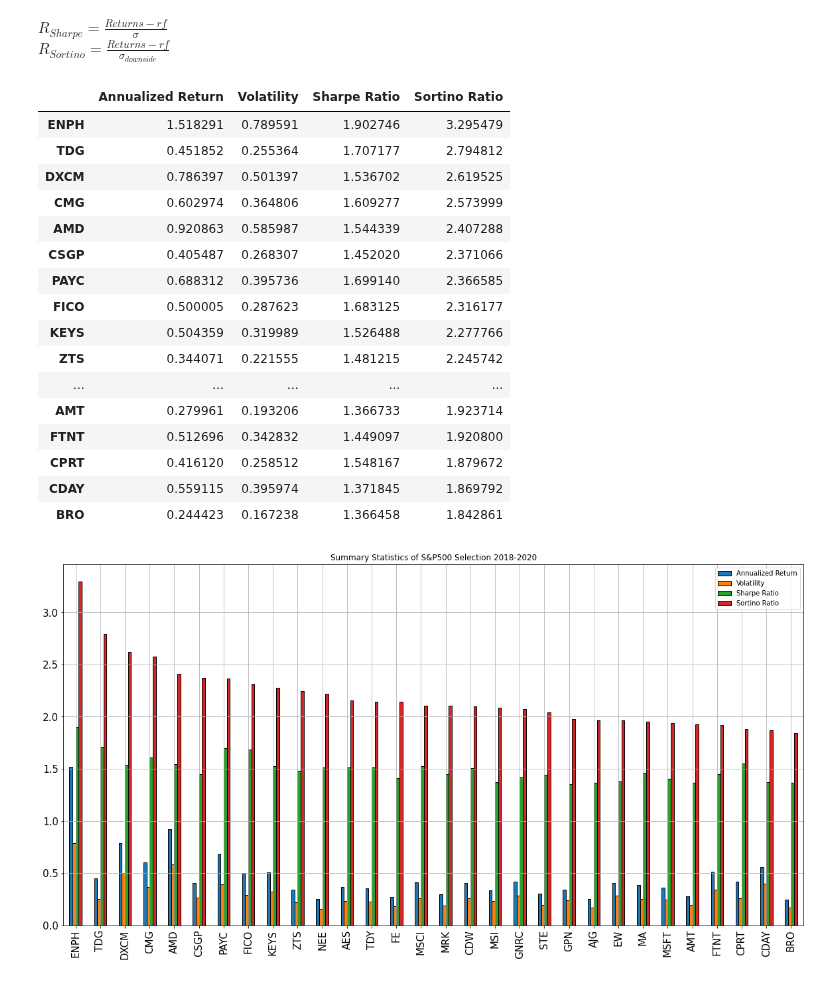
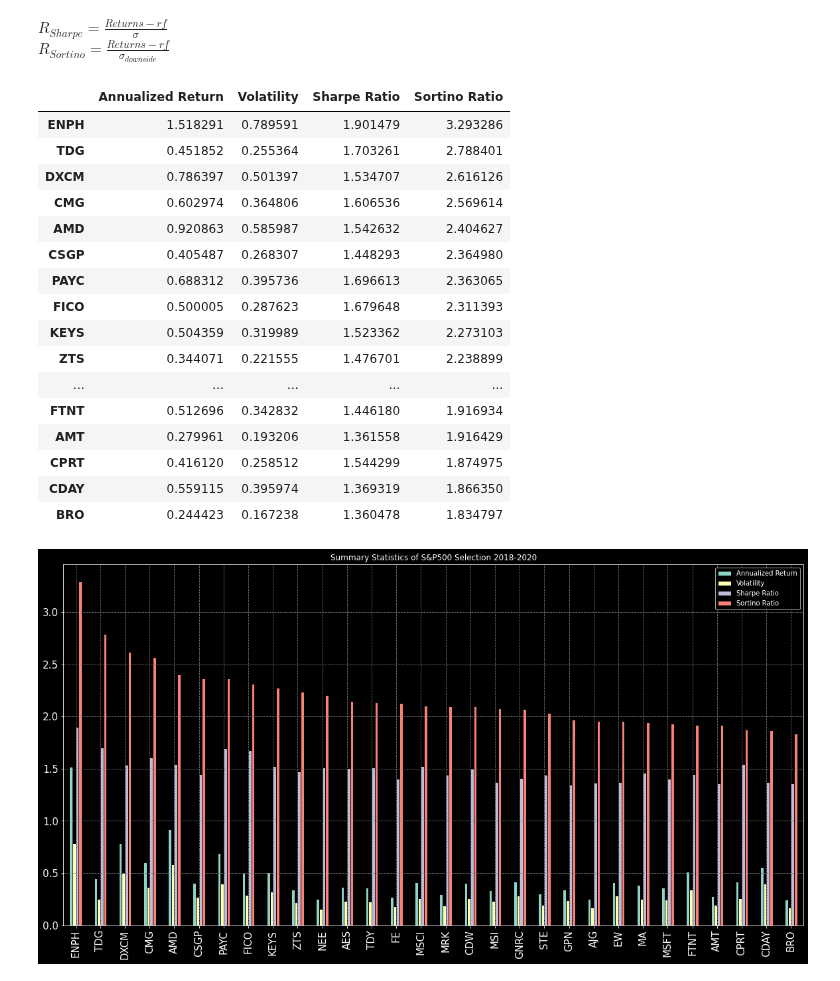
Before and after one commit to EMarquez7/Examen-de-Simulaci-n-2, a Jupyter notebook: Optimization.ipynb, the cells around one changed output. Drawn from its saved outputs; the diff is of its cells as text; code cells hidden in the pictures.

```diff
--- a/Optimization.ipynb
+++ b/Optimization.ipynb
@@ -113,24 +116,25 @@ $R_{Sharpe} = \frac{Returns - {rf}}{\sigma}$ <br>
 $R_{Sortino} = \frac{Returns - {rf}}{\sigma_{downside}}$ <br>
 # %%
 SP = pd.read_csv("Data/sp500.csv", index_col=0)
-summary17_20 = vs.selection_data(SP.loc["2018-01-02":"2020-01-02"], 0.0159, "Summary Statistics of S&P500 Selection 2018-2020")[0]
-summary17_20
+plt.style.use("dark_background")
+summary18_20 = vs.selection_data(SP.loc["2018-01-02":"2020-01-02"], 0.0169, "Summary Statistics of S&P500 Selection 2018-2020")[0]
+summary18_20
 # %% [output]
 |  | Annualized Return | Volatility | Sharpe Ratio | Sortino Ratio |
-| ENPH | 1.518291 | 0.789591 | 1.902746 | 3.295479 |
-| TDG | 0.451852 | 0.255364 | 1.707177 | 2.794812 |
-| DXCM | 0.786397 | 0.501397 | 1.536702 | 2.619525 |
-| CMG | 0.602974 | 0.364806 | 1.609277 | 2.573999 |
-| AMD | 0.920863 | 0.585987 | 1.544339 | 2.407288 |
-| CSGP | 0.405487 | 0.268307 | 1.452020 | 2.371066 |
-| PAYC | 0.688312 | 0.395736 | 1.699140 | 2.366585 |
-| FICO | 0.500005 | 0.287623 | 1.683125 | 2.316177 |
-| KEYS | 0.504359 | 0.319989 | 1.526488 | 2.277766 |
-| ZTS | 0.344071 | 0.221555 | 1.481215 | 2.245742 |
+| ENPH | 1.518291 | 0.789591 | 1.901479 | 3.293286 |
+| TDG | 0.451852 | 0.255364 | 1.703261 | 2.788401 |
+| DXCM | 0.786397 | 0.501397 | 1.534707 | 2.616126 |
+| CMG | 0.602974 | 0.364806 | 1.606536 | 2.569614 |
+| AMD | 0.920863 | 0.585987 | 1.542632 | 2.404627 |
+| CSGP | 0.405487 | 0.268307 | 1.448293 | 2.364980 |
+| PAYC | 0.688312 | 0.395736 | 1.696613 | 2.363065 |
+| FICO | 0.500005 | 0.287623 | 1.679648 | 2.311393 |
+| KEYS | 0.504359 | 0.319989 | 1.523362 | 2.273103 |
+| ZTS | 0.344071 | 0.221555 | 1.476701 | 2.238899 |
 | ... | ... | ... | ... | ... |
-| AMT | 0.279961 | 0.193206 | 1.366733 | 1.923714 |
-| FTNT | 0.512696 | 0.342832 | 1.449097 | 1.920800 |
-| CPRT | 0.416120 | 0.258512 | 1.548167 | 1.879672 |
-| CDAY | 0.559115 | 0.395974 | 1.371845 | 1.869792 |
-| BRO | 0.244423 | 0.167238 | 1.366458 | 1.842861 |
+| FTNT | 0.512696 | 0.342832 | 1.446180 | 1.916934 |
+| AMT | 0.279961 | 0.193206 | 1.361558 | 1.916429 |
+| CPRT | 0.416120 | 0.258512 | 1.544299 | 1.874975 |
+| CDAY | 0.559115 | 0.395974 | 1.369319 | 1.866350 |
+| BRO | 0.244423 | 0.167238 | 1.360478 | 1.834797 |
-[figure, old version]
+[figure, new version]
```
Also changed, not shown: parts of 7 cells of this notebook, 4 other files.
